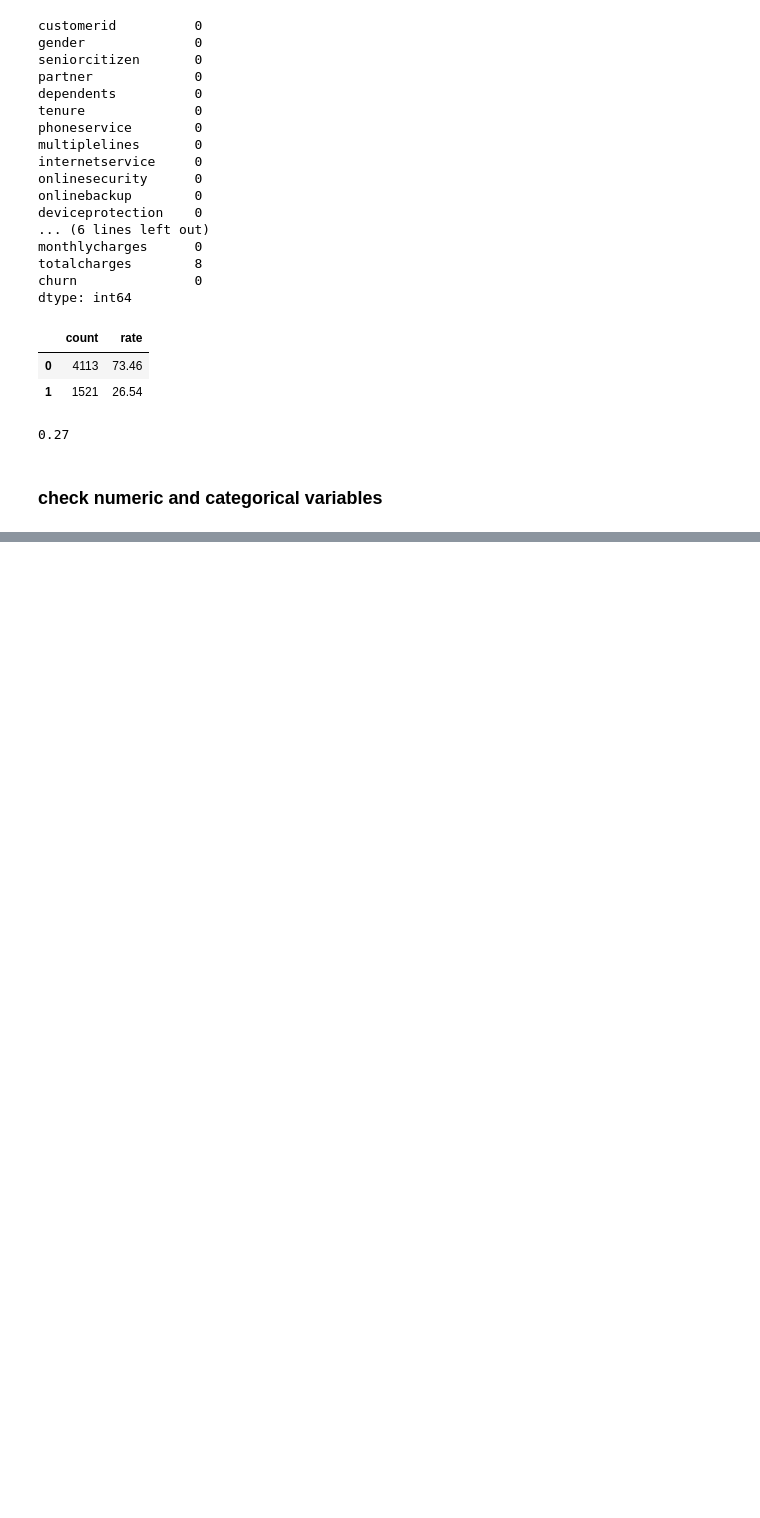
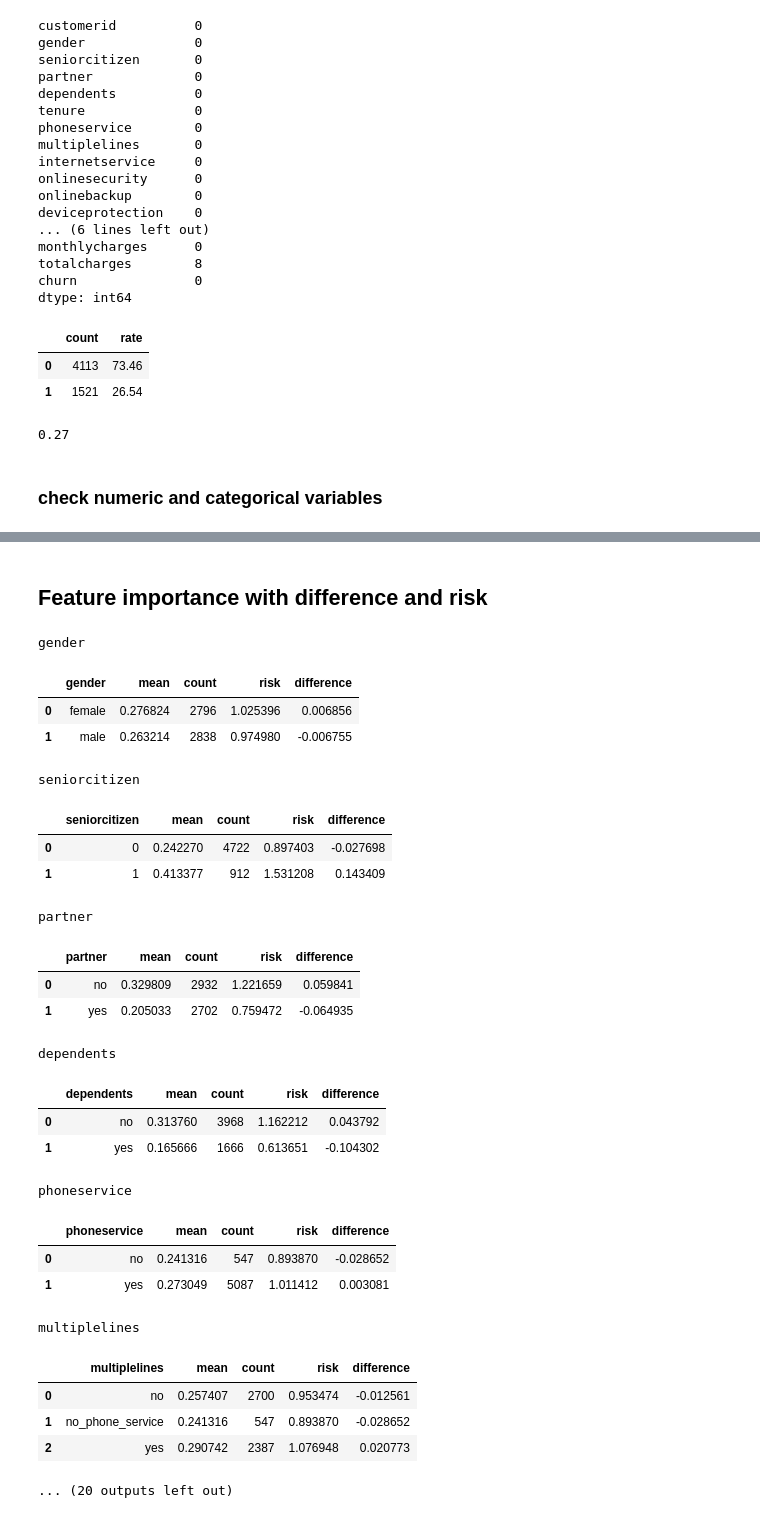
Before and after one commit to alabamustapha/ml-zoomcamp-2023, a Jupyter notebook: Binary Classification/Churn Prediction.ipynb, the cells around one changed output, grey strips where cells are left out. Drawn from its saved outputs; the diff is of its cells as text; code cells hidden in the pictures; blank space fills up the shorter version.

Commit message:
feature importance by finding difference and risk of groups copared to global churn rate

```diff
--- a/Binary Classification/Churn Prediction.ipynb
+++ b/Binary Classification/Churn Prediction.ipynb
@@ -197,4 +197,4 @@ categorical = ['gender', 'seniorcitizen', 'partner', 'dependents',
         'phoneservice', 'multiplelines', 'internetservice',
        'onlinesecurity', 'onlinebackup', 'deviceprotection', 'techsupport',
        'streamingtv', 'streamingmovies', 'contract', 'paperlessbilling',
-       'paymentmethod'
+       'paymentmethod']
@@ -207,0 +223,39 @@ Index(['customerid', 'gender', 'seniorcitizen', 'partner', 'dependents',
+# %% [markdown]
+## Feature importance with difference and risk
+# %%
+from IPython.display import display
+for c in categorical:
+    df_group = df_full_train.groupby(c).churn.agg(['mean', 'count'])
+    df_group['risk'] = df_group['mean'] / global_churn_rate
+    df_group['difference'] = df_group['mean'] - global_churn_rate
+    df_group = df_group.reset_index()
+    print(c)
+    display(df_group)
+    print(end='\n\n')
+# %% [output]
+gender
+|  | gender | mean | count | risk | difference |
+| 0 | female | 0.276824 | 2796 | 1.025396 | 0.006856 |
+| 1 | male | 0.263214 | 2838 | 0.974980 | -0.006755 |
+seniorcitizen
+|  | seniorcitizen | mean | count | risk | difference |
+| 0 | 0 | 0.242270 | 4722 | 0.897403 | -0.027698 |
+| 1 | 1 | 0.413377 | 912 | 1.531208 | 0.143409 |
+partner
+|  | partner | mean | count | risk | difference |
+| 0 | no | 0.329809 | 2932 | 1.221659 | 0.059841 |
+| 1 | yes | 0.205033 | 2702 | 0.759472 | -0.064935 |
+dependents
+|  | dependents | mean | count | risk | difference |
+| 0 | no | 0.313760 | 3968 | 1.162212 | 0.043792 |
+| 1 | yes | 0.165666 | 1666 | 0.613651 | -0.104302 |
+phoneservice
+|  | phoneservice | mean | count | risk | difference |
+| 0 | no | 0.241316 | 547 | 0.893870 | -0.028652 |
+| 1 | yes | 0.273049 | 5087 | 1.011412 | 0.003081 |
+multiplelines
+|  | multiplelines | mean | count | risk | difference |
+| 0 | no | 0.257407 | 2700 | 0.953474 | -0.012561 |
+| 1 | no_phone_service | 0.241316 | 547 | 0.893870 | -0.028652 |
+| 2 | yes | 0.290742 | 2387 | 1.076948 | 0.020773 |
+... (20 outputs left out)
```
Also changed, not shown: parts of 3 cells of this notebook.
